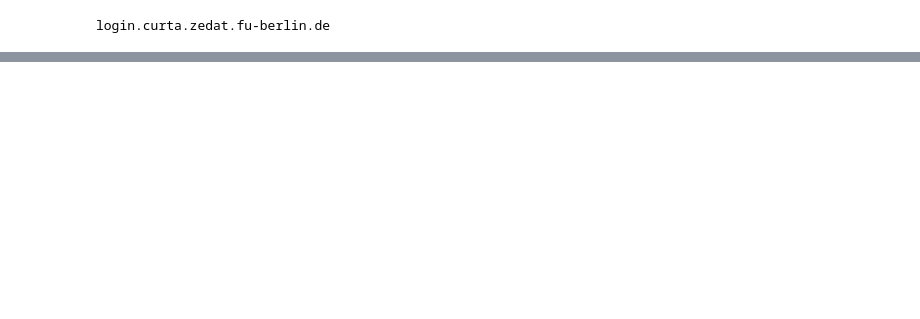
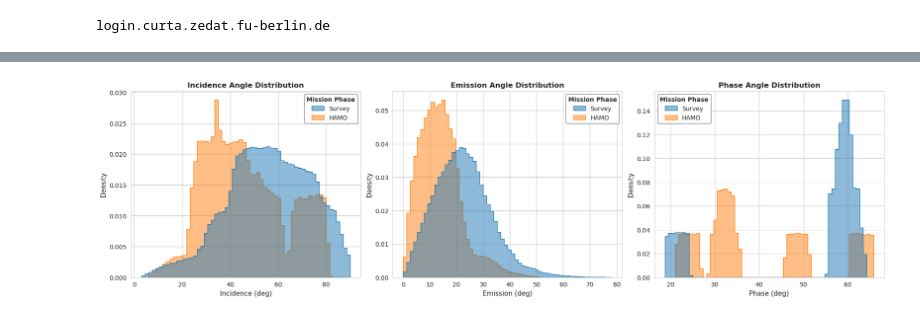
Before and after one commit to kaushikmastro/PhotometryPipeline, a Jupyter notebook: notebooks/spatial_sanity_check.ipynb, the cells around one changed output, grey strips where cells are left out. Saved outputs shown, nothing was run; the diff lists cells and outputs as text; code cells hidden in the pictures; blank space fills up the shorter version.

Commit message:
Generalize mission aggregation and model fixes

```diff
--- a/notebooks/spatial_sanity_check.ipynb
+++ b/notebooks/spatial_sanity_check.ipynb
@@ -944,0 +93,8 @@ Emission range: 4.42 to 75.00 deg
+# %%
+for phase, phase_df in [("survey", df_survey), ("hamo", df_hamo), ("lamo", df_lamo), ("rc", df_rc)]:
+    print(f"\n=== {phase.upper()} ===")
+    if phase_df.empty:
+        print("No parquet data available for this phase.")
+        continue
+    display(phase_df.head())
+    print(phase_df.describe(include="all"))
@@ -944,0 +260,62 @@ Emission range: 4.42 to 75.00 deg
+# %%
+
+# Use the cleaned dataframe from the previous cell
+# Expected columns: incidence, emission, phase, phase_type
+plot_df = df_clean.copy()
+
+# Keep only the two mission phases we want to compare
+plot_df = plot_df[plot_df["phase_type"].isin(["survey", "hamo"])].copy()
+
+# Optional safety: remove non-finite values in plotted columns
+plot_df = plot_df.dropna(subset=["incidence", "emission", "phase", "phase_type"])
+
+palette = {
+    "survey": "#1f77b4",  # blue
+    "hamo": "#ff7f0e",    # orange
+}
+
+sns.set_style("whitegrid")
+fig, axes = plt.subplots(1, 3, figsize=(18, 5), constrained_layout=True)
+
+angle_cols = ["incidence", "emission", "phase"]
+titles = ["Incidence Angle Distribution", "Emission Angle Distribution", "Phase Angle Distribution"]
+xlabels = ["Incidence (deg)", "Emission (deg)", "Phase (deg)"]
+
+for ax, col, title, xlabel in zip(axes, angle_cols, titles, xlabels, strict=True):
+    sns.histplot(
+        data=plot_df,
+        x=col,
+        hue="phase_type",
+        stat="density",
+        common_norm=False,
+        bins=60,
+        element="step",
+        fill=True,
+        alpha=0.5,
+        palette=palette,
+        ax=ax,
+    )
+    ax.set_title(title, fontsize=12, fontweight='bold')
+    ax.set_xlabel(xlabel, fontsize=11)
+    ax.set_ylabel("Density", fontsize=11)
+
+    # Improve legend: get the current legend and customize it
+    legend = ax.get_legend()
+    if legend:
+        # Update legend labels to be more descriptive
+        label_map = {"survey": "Survey", "hamo": "HAMO"}
+        for text in legend.get_texts():
+            old_label = text.get_text()
+            # Skip the title, update the data labels
+            if old_label in label_map:
+                text.set_text(label_map[old_label])
+
+        # Style the legend
+        legend.set_title("Mission Phase", prop={'size': 10, 'weight': 'bold'})
+        legend.get_frame().set_facecolor('white')
+        legend.get_frame().set_alpha(0.95)
+        legend.get_frame().set_edgecolor('gray')
+
+plt.show()
+# %% [output]
+[figure, added]
```
Also changed, not shown: parts of 31 cells of this notebook, 25 other files.
